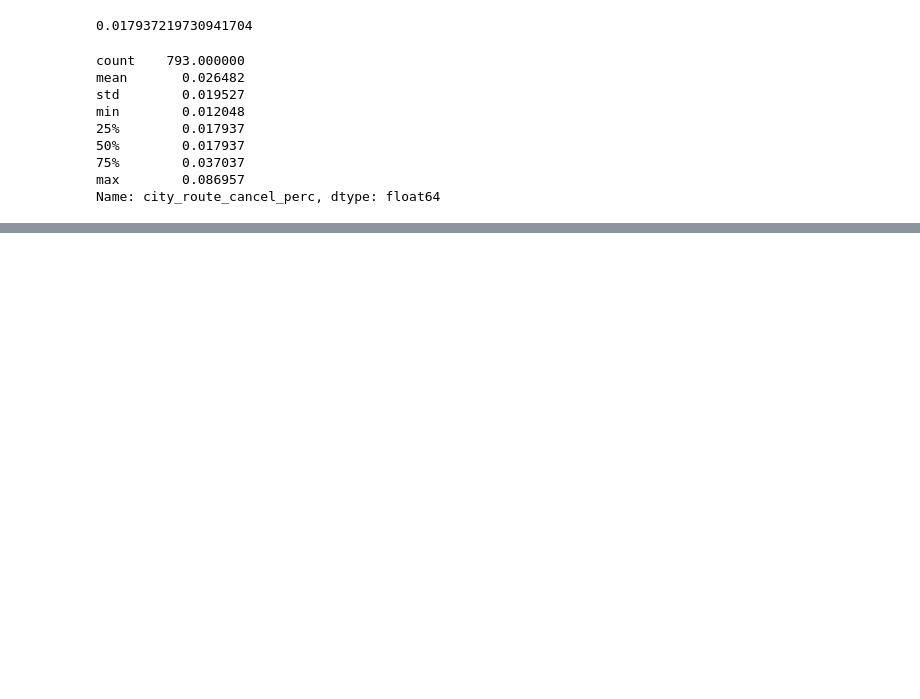
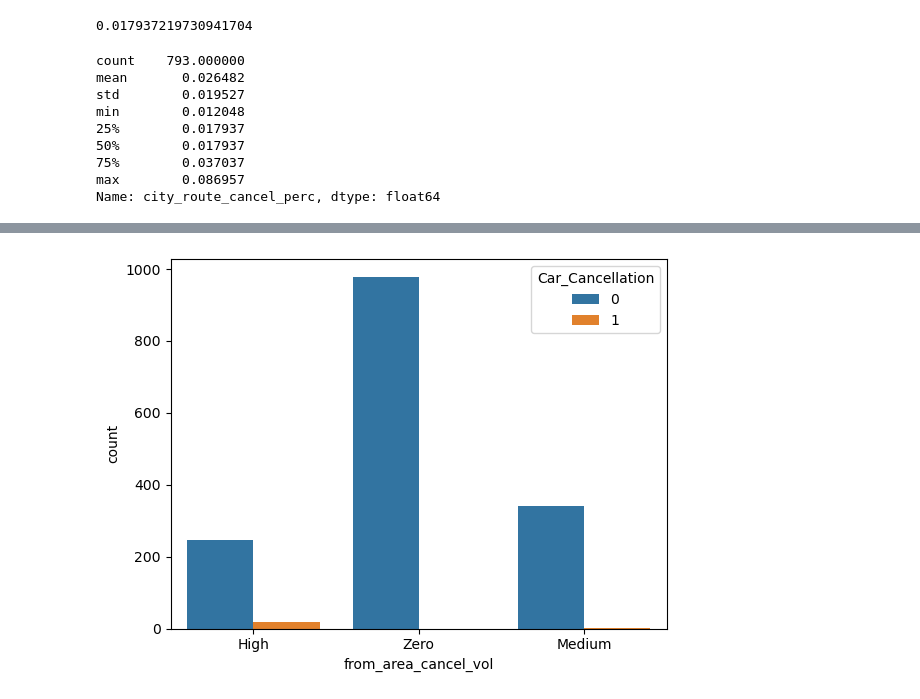
Before and after one commit to sudhirjangra/your_cab_data_analysis, a Jupyter notebook: your_cabs_data_analysis.ipynb, the cells around one changed output, grey strips where cells are left out. Cells and saved outputs as stored; diff of their text form; code cells hidden in the pictures; blank space fills up the shorter version.

```diff
--- a/your_cabs_data_analysis.ipynb
+++ b/your_cabs_data_analysis.ipynb
@@ -503,0 +627,5 @@ tt1.sample(5)
+# %%
+sns.countplot(x='from_area_cancel_vol',hue='Car_Cancellation', data=tt1)
+plt.show()
+# %% [output]
+[figure, added]
```
Also changed, not shown: parts of 58 cells of this notebook, 1 other file.
